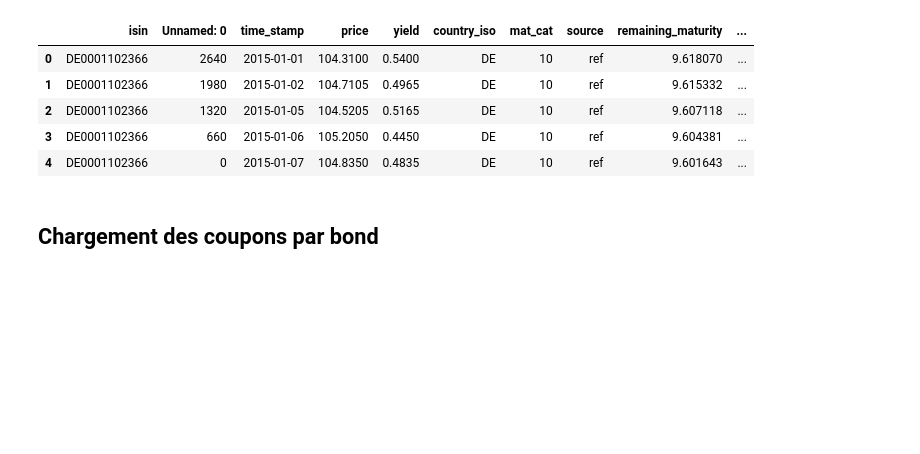
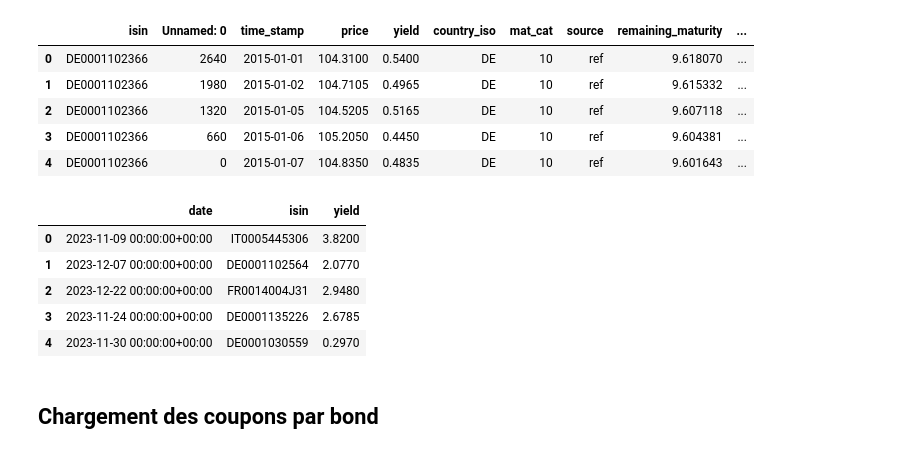
Before and after one commit to pradosth0/Markowitz_based_portfolio_allocation, a Jupyter notebook: pf_bond.ipynb, the cells around one changed output. Cells and saved outputs as stored; diff of their text form; code cells hidden in the pictures; blank space fills up the shorter version.

```diff
--- a/pf_bond.ipynb
+++ b/pf_bond.ipynb
@@ -153,6 +153,16 @@ data.head()
 | 2 | DE0001102366 | 1320 | 2015-01-05 | 104.5205 | 0.5165 | DE | 10 | ref | 9.607118 | ... |
 | 3 | DE0001102366 | 660 | 2015-01-06 | 105.2050 | 0.4450 | DE | 10 | ref | 9.604381 | ... |
 | 4 | DE0001102366 | 0 | 2015-01-07 | 104.8350 | 0.4835 | DE | 10 | ref | 9.601643 | ... |
+# %%
+mid_bonds_close = pd.read_csv("data/mid_bonds_close_it_de_fr.csv")
+mid_bonds_close.head()
+# %% [output]
+|  | date | isin | yield |
+| 0 | 2023-11-09 00:00:00+00:00 | IT0005445306 | 3.8200 |
+| 1 | 2023-12-07 00:00:00+00:00 | DE0001102564 | 2.0770 |
+| 2 | 2023-12-22 00:00:00+00:00 | FR0014004J31 | 2.9480 |
+| 3 | 2023-11-24 00:00:00+00:00 | DE0001135226 | 2.6785 |
+| 4 | 2023-11-30 00:00:00+00:00 | DE0001030559 | 0.2970 |
 # %% [markdown]
 
 ## Chargement des coupons par bond
```
Also changed, not shown: parts of 8 cells of this notebook.
